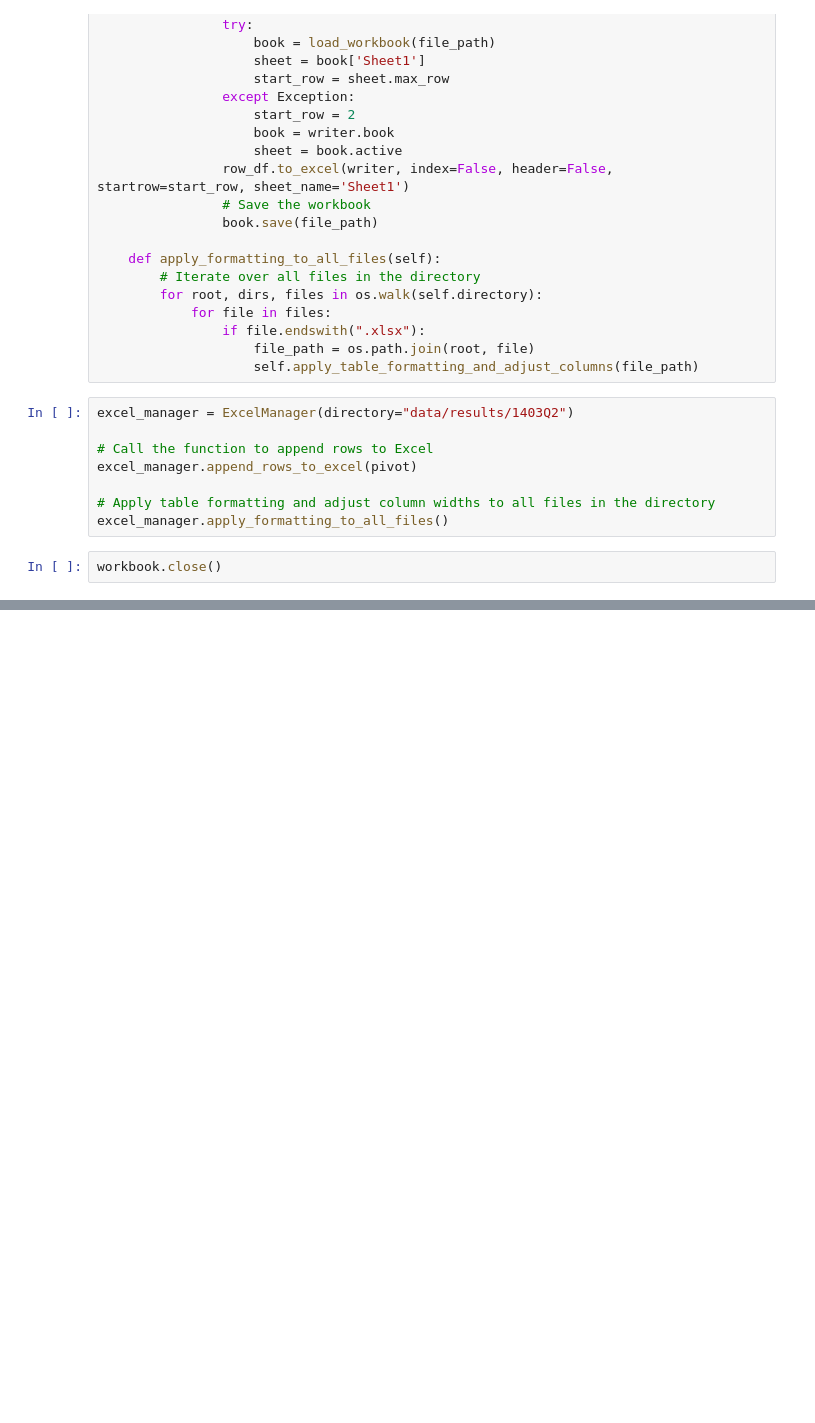
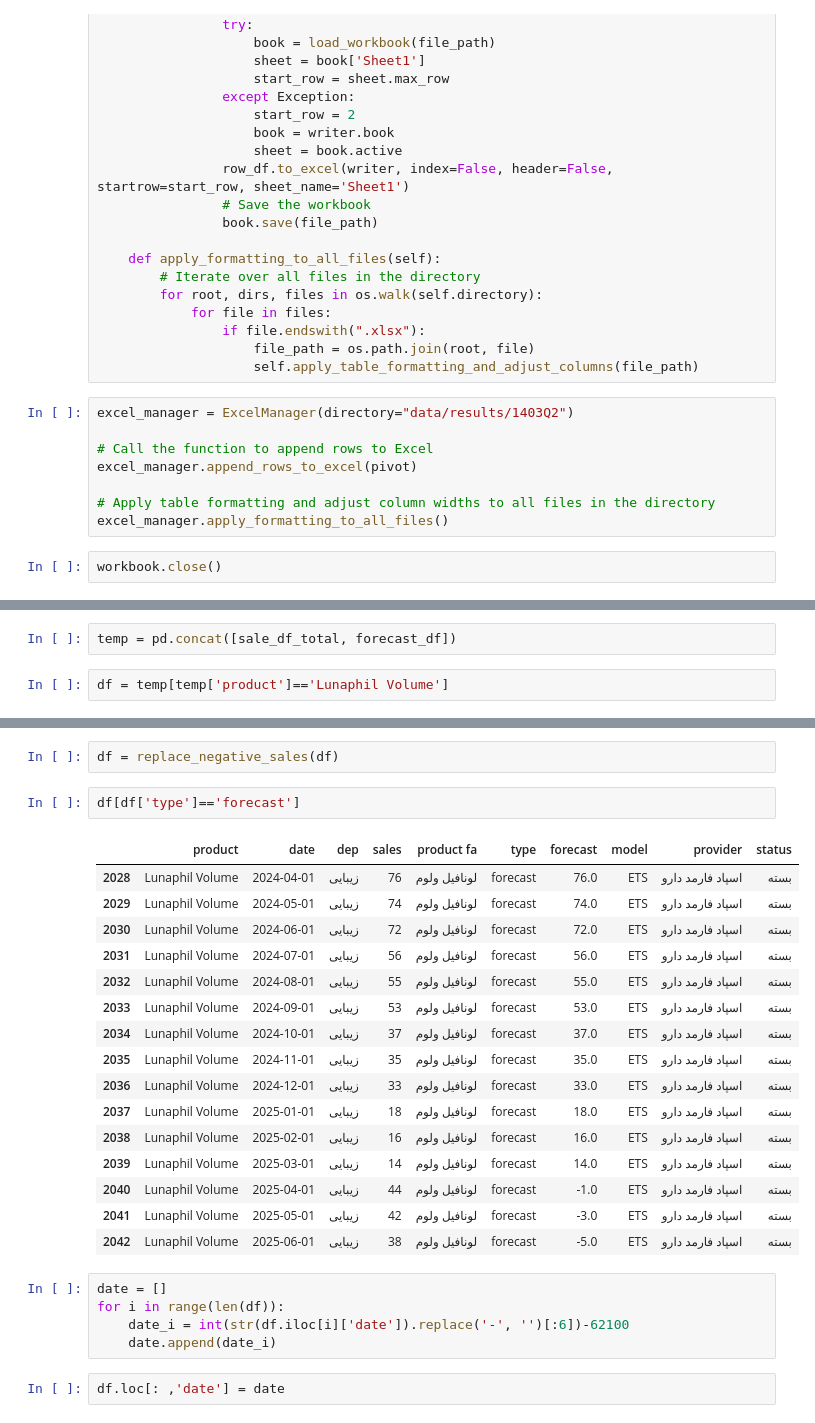
Before and after one commit to ki94mach/PharmProd_Forecast, a Jupyter notebook: src/test.ipynb, the cells around one changed output, grey strips where cells are left out. Saved outputs shown, nothing was run; the diff lists cells and outputs as text; blank space fills up the shorter version.

```diff
--- a/src/test.ipynb
+++ b/src/test.ipynb
@@ -234,0 +253,4 @@ workbook.close()
+# %%
+temp = pd.concat([sale_df_total, forecast_df])
+# %%
+df = temp[temp['product']=='Lunaphil Volume']
@@ -234,0 +281,28 @@ workbook.close()
+# %%
+df = replace_negative_sales(df)
+# %%
+df[df['type']=='forecast']
+# %% [output]
+|  | product | date | dep | sales | product fa | type | forecast | model | provider | status |
+| 2028 | Lunaphil Volume | 2024-04-01 | زیبایی | 76 | لونافیل ولوم | forecast | 76.0 | ETS | اسپاد فارمد دارو | بسته |
+| 2029 | Lunaphil Volume | 2024-05-01 | زیبایی | 74 | لونافیل ولوم | forecast | 74.0 | ETS | اسپاد فارمد دارو | بسته |
+| 2030 | Lunaphil Volume | 2024-06-01 | زیبایی | 72 | لونافیل ولوم | forecast | 72.0 | ETS | اسپاد فارمد دارو | بسته |
+| 2031 | Lunaphil Volume | 2024-07-01 | زیبایی | 56 | لونافیل ولوم | forecast | 56.0 | ETS | اسپاد فارمد دارو | بسته |
+| 2032 | Lunaphil Volume | 2024-08-01 | زیبایی | 55 | لونافیل ولوم | forecast | 55.0 | ETS | اسپاد فارمد دارو | بسته |
+| 2033 | Lunaphil Volume | 2024-09-01 | زیبایی | 53 | لونافیل ولوم | forecast | 53.0 | ETS | اسپاد فارمد دارو | بسته |
+| 2034 | Lunaphil Volume | 2024-10-01 | زیبایی | 37 | لونافیل ولوم | forecast | 37.0 | ETS | اسپاد فارمد دارو | بسته |
+| 2035 | Lunaphil Volume | 2024-11-01 | زیبایی | 35 | لونافیل ولوم | forecast | 35.0 | ETS | اسپاد فارمد دارو | بسته |
+| 2036 | Lunaphil Volume | 2024-12-01 | زیبایی | 33 | لونافیل ولوم | forecast | 33.0 | ETS | اسپاد فارمد دارو | بسته |
+| 2037 | Lunaphil Volume | 2025-01-01 | زیبایی | 18 | لونافیل ولوم | forecast | 18.0 | ETS | اسپاد فارمد دارو | بسته |
+| 2038 | Lunaphil Volume | 2025-02-01 | زیبایی | 16 | لونافیل ولوم | forecast | 16.0 | ETS | اسپاد فارمد دارو | بسته |
+| 2039 | Lunaphil Volume | 2025-03-01 | زیبایی | 14 | لونافیل ولوم | forecast | 14.0 | ETS | اسپاد فارمد دارو | بسته |
+| 2040 | Lunaphil Volume | 2025-04-01 | زیبایی | 44 | لونافیل ولوم | forecast | -1.0 | ETS | اسپاد فارمد دارو | بسته |
+| 2041 | Lunaphil Volume | 2025-05-01 | زیبایی | 42 | لونافیل ولوم | forecast | -3.0 | ETS | اسپاد فارمد دارو | بسته |
+| 2042 | Lunaphil Volume | 2025-06-01 | زیبایی | 38 | لونافیل ولوم | forecast | -5.0 | ETS | اسپاد فارمد دارو | بسته |
+# %%
+date = []
+for i in range(len(df)):
+    date_i = int(str(df.iloc[i]['date']).replace('-', '')[:6])-62100
+    date.append(date_i)
+# %%
+df.loc[: ,'date'] = date
```
Also changed, not shown: parts of 11 cells of this notebook, 1 other file.
